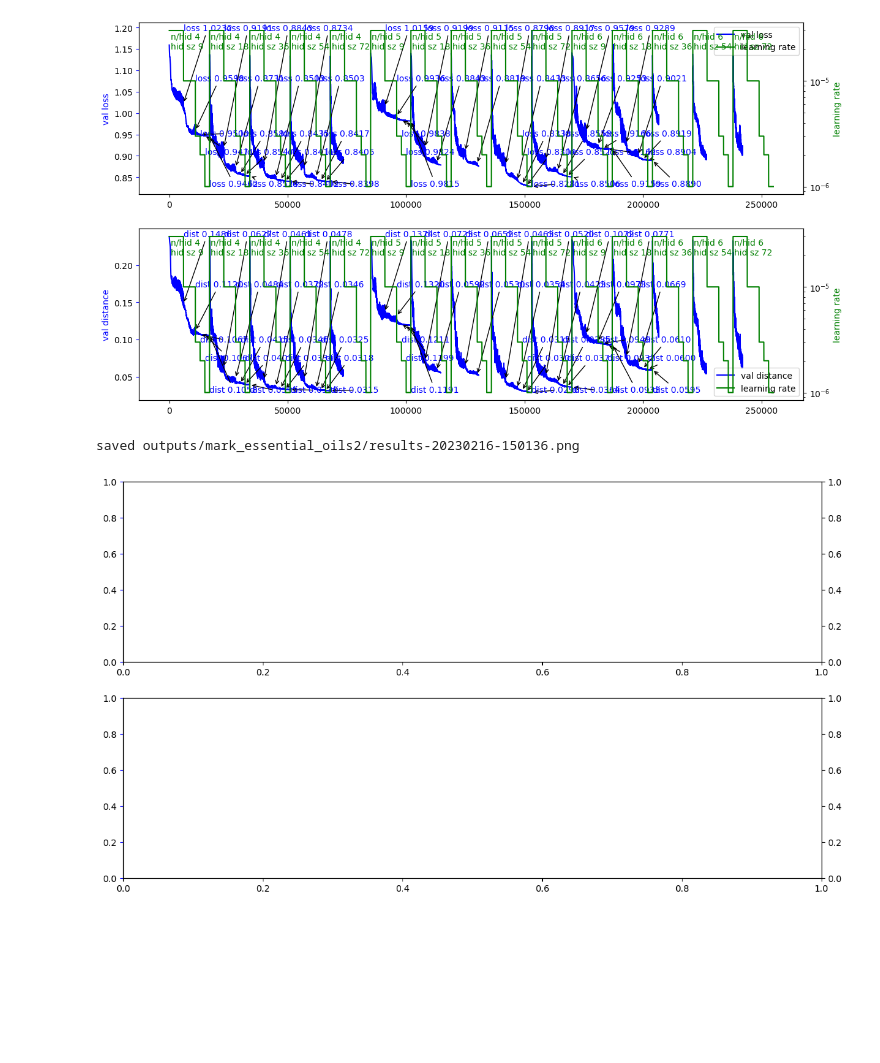
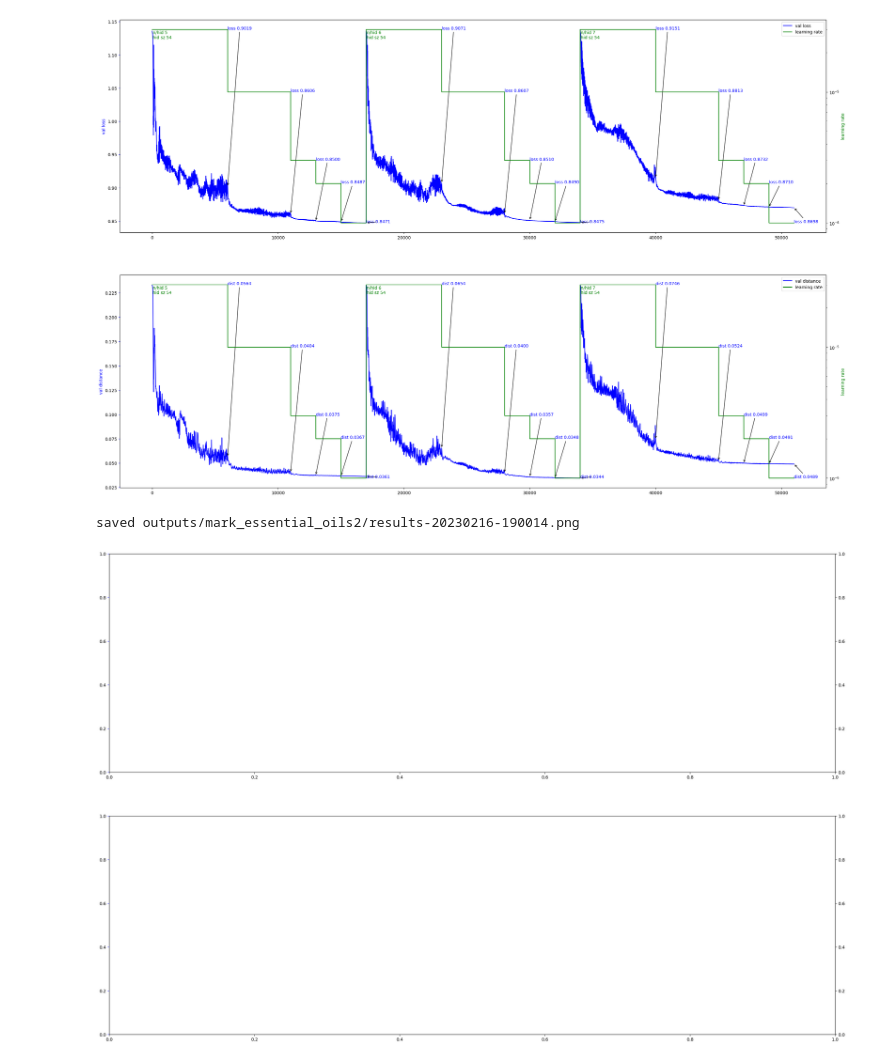
Before and after one commit to timh/nn-202302, a Jupyter notebook: mark_essential_oils2.ipynb, the cells around one changed output. Saved outputs shown, nothing was run; the diff lists cells and outputs as text; code cells hidden in the pictures; blank space fills up the shorter version.

```diff
--- a/mark_essential_oils2.ipynb
+++ b/mark_essential_oils2.ipynb
@@ -81,8 +81,9 @@ num_mol = len(cfg.all_mol_names)
 hp_num_batches = 10
 hp_batch_size = 1000
 hp_learning_rates = {3e-5: 6000, 1e-5: 5000, 3e-6: 2000, 2e-6: 2000, 1e-6: 2000}
-hp_num_hidden = [4, 5, 6]
-hp_hidden_size = [num_mol, num_mol * 2, num_mol * 4, num_mol * 6, num_mol * 8]
+hp_num_hidden = [5, 6, 7]
+# hp_hidden_size = [num_mol * 6, num_mol * 8, num_mol * 10]
+hp_hidden_size = [num_mol * 6]
 
 # TODO - only for fast debugging
 # hp_learning_rates = {k: v//100 for k, v in hp_learning_rates.items()}
@@ -155,33 +156,33 @@ for num_hidden in hp_num_hidden:
                         kvargs = dict(xytext=(xoff, yoff), textcoords='offset pixels')
                         use_axes = axes_lr
 
                     elif anno.axes == axes.get_label():
                         color = color_val
                         use_axes = axes
 
                         if anno.textxy is not None:
                             # con = ConnectionPatch(xyA=anno.xy, axesA=axes,
                             #                       xyB=anno.textxy, axesB=axes_lr,
                             #                       coordsA="data", coordsB="data")
                             # axes_lr.add_artist(con)
                             kvargs = dict(xytext=anno.textxy, textcoords=axes_lr.transData, arrowprops=dict(arrowstyle='->'))
                     else:
                         continue
 
                     use_axes.annotate(text=anno.text, xy=anno.xy, color=color, **kvargs)
 
             display.clear_output(True)
             display.display(fig)
 
             epochs_at_lr += epochs
             total_epochs += epochs
 
             fig.savefig(filename)
             print(f"saved {filename}")
 
             for ax in [*all_axes, *all_axes_lr]:
                 ax.clear()
 # %% [output]
-[figure, old version]
+[figure, new version]
-saved outputs/mark_essential_oils2/results-20230216-150136.png
+saved outputs/mark_essential_oils2/results-20230216-190014.png
-[figure, old version]
+[figure, new version]
```
Also changed, not shown: parts of 2 cells of this notebook.
